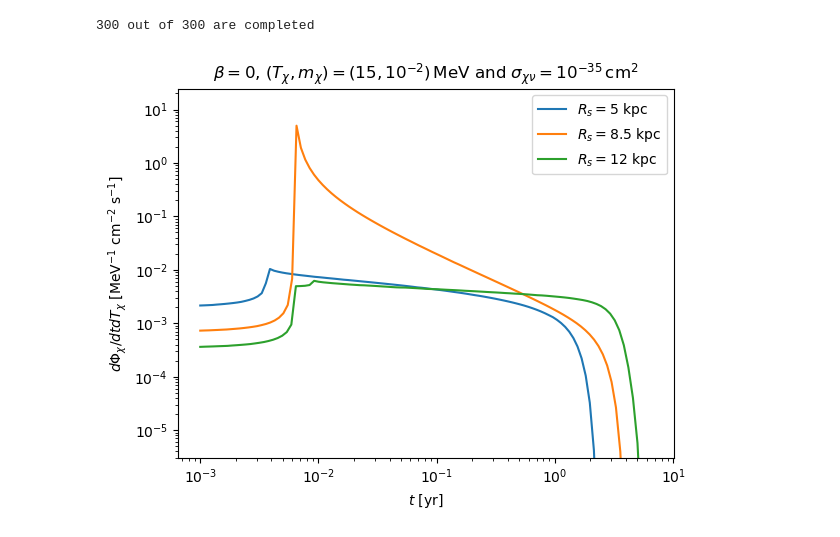
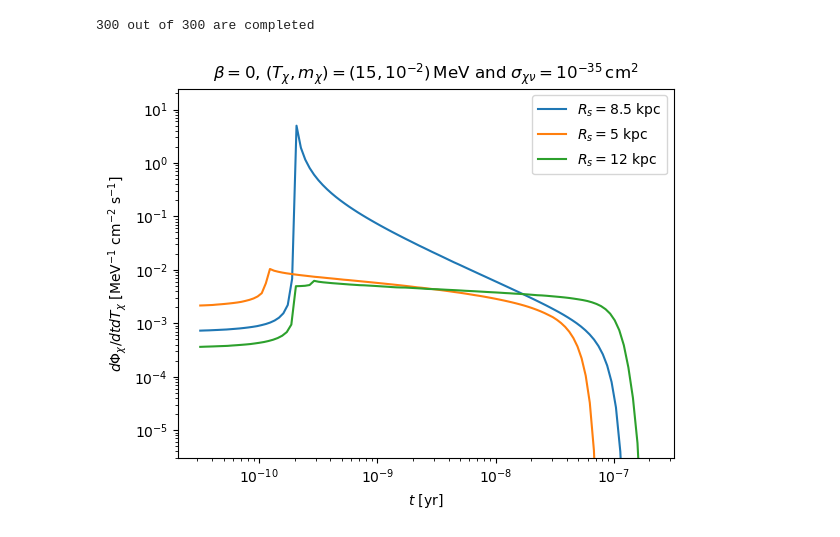
Before and after one commit to yenhsunlin/SNnuBDM2, a Jupyter notebook: src/bdmflux_legacy.ipynb, the cells around one changed output. Saved outputs shown, nothing was run; the diff lists cells and outputs as text; code cells hidden in the pictures.

```diff
--- a/src/bdmflux_legacy.ipynb
+++ b/src/bdmflux_legacy.ipynb
@@ -203,20 +204,24 @@ for t in tRange3:
 # %% [output]
 15 out of 300 are completed
 300 out of 300 are completed
+# %%
+result1 = np.loadtxt('beta0_Tx15_mx1e-2_sigxv1e-35_Rs5.txt',skiprows=1)
+result2 = np.loadtxt('beta0_Tx15_mx1e-2_sigxv1e-35_Rs8.5.txt',skiprows=1)
+result3 = np.loadtxt('beta0_Tx15_mx1e-2_sigxv1e-35_Rs12.txt',skiprows=1)
 # %%
-plt.plot(tRange1/yr2s,np.array(result1),label=r'$R_s=5$ kpc')
-plt.plot(tRange2/yr2s,np.array(result2),label=r'$R_s=8.5$ kpc')
-plt.plot(tRange3/yr2s,np.array(result3),label=r'$R_s=12$ kpc')
+plt.plot(result2[:,0]/yr2s,result2[:,1],label=r'$R_s=8.5$ kpc')
+plt.plot(result1[:,0]/yr2s,result1[:,1],label=r'$R_s=5$ kpc')
+plt.plot(result3[:,0]/yr2s,result3[:,1],label=r'$R_s=12$ kpc')
 plt.title(r'$\beta=0$, $(T_\chi,m_\chi)=(15,10^{-2})\,$MeV and $\sigma_{\chi\nu}=10^{-35}\,{\rm cm^2}$')
 plt.legend()
 plt.xscale('log')
 plt.yscale('log')
 plt.ylim(3e-6,)
 plt.xlabel(r'$t$ [yr]')
 plt.ylabel(r'$d\Phi_\chi/dtdT_\chi~[{\rm MeV^{-1}~cm^{-2}~s^{-1}}]$')
-#plt.savefig('BDMFlux_model-agnostic_beta0_vs_Rs.pdf',bbox_inches='tight')
+plt.savefig('BDMFlux_model-agnostic_beta0_vs_Rs.pdf',bbox_inches='tight')
 # %% [output]
-[figure, old version]
+[figure, new version]
 # %%
 np.savetxt('beta0_Tx15_mx1e-2_sigxv1e-35_Rs12.txt',np.vstack((tRange3/yr2s,np.array(result3))).T,fmt='%.5e  %.5e',header='year       flux')
 # %%
```
Also changed, not shown: parts of 8 cells of this notebook, 3 other files.
